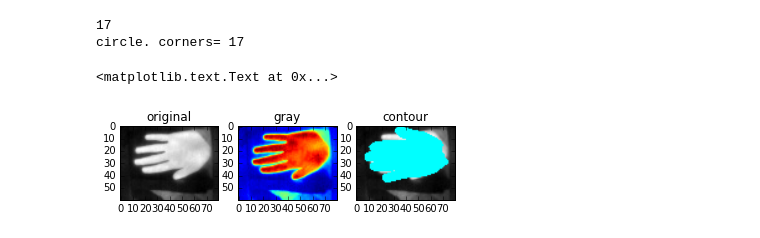
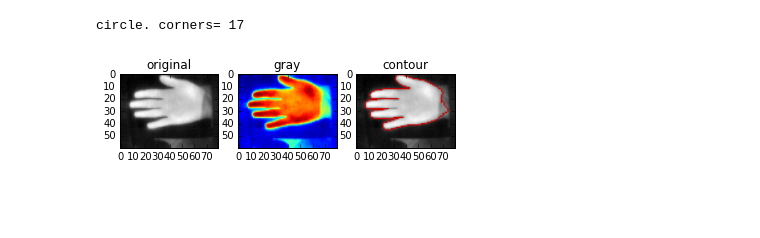
Before and after one commit to yttocs/pylepton, a Jupyter notebook: Flir_Hack_HongKong.ipynb, the cells around one changed output. Drawn from its saved outputs; the diff is of its cells as text; code cells hidden in the pictures; blank space fills up the shorter version.

Commit message:
contour draw

```diff
--- a/Flir_Hack_HongKong.ipynb
+++ b/Flir_Hack_HongKong.ipynb
@@ -13,43 +8,51 @@ gray = cv2.imread(filename,0)
 # %%
+filename='stev_01.jpg'
+
+ori = cv2.imread(filename)
+img = cv2.imread(filename)
+gray = cv2.imread(filename,0)
+
+#Detect
+ret,thresh = cv2.threshold(gray,127,255,1)
+contours,h = cv2.findContours(thresh,1,2)
+
 for cnt in contours:
     approx = cv2.approxPolyDP(cnt,0.01*cv2.arcLength(cnt,True),True)
     #print len(approx)
     if len(approx)==5:
         print "pentagon"
-        cv2.drawContours(img,[cnt],0,255,-1)
+        #cv2.drawContours(img,[cnt],0,255,-1)
     elif len(approx)==3:
         print "triangle"
-        cv2.drawContours(img,[cnt],0,(0,255,0),-1)
+        #cv2.drawContours(img,[cnt],0,(0,255,0),-1)
     elif len(approx)==4:
         print "square"
-        cv2.drawContours(img,[cnt],0,(0,0,255),-1)
+        #cv2.drawContours(img,[cnt],0,(0,0,255),-1)
     elif len(approx) == 9:
         print "half-circle"
-        cv2.drawContours(img,[cnt],0,(255,255,0),-1)
+        #cv2.drawContours(img,[cnt],0,(255,255,0),-1)
     elif len(approx) > 9:
         print "circle. corners=", len(approx)
-        cv2.drawContours(img,[cnt],0,(0,255,255),-1)
+        cv2.drawContours(img,[cnt],0,(200,0,0), 1)
         break
 
 fig = plt.figure()
 
 a=fig.add_subplot(1,3,1)
 plt.imshow(ori)
 a.set_title('original')
 
 a=fig.add_subplot(1,3,2)
 plt.imshow(gray)
 a.set_title('gray')
 
 a=fig.add_subplot(1,3,3)
 plt.imshow(img)
 a.set_title('contour')
 
 #cv2.imshow('img',img)
 #cv2.waitKey(0)
-#cv2.destroyAllWindows()
+cv2.destroyAllWindows()
 # %% [output]
-17
 circle. corners= 17
-<matplotlib.text.Text at 0x...>
-[figure, old version]
+[figure, new version]
```
Also changed, not shown: parts of 2 cells of this notebook, 1 other file.
